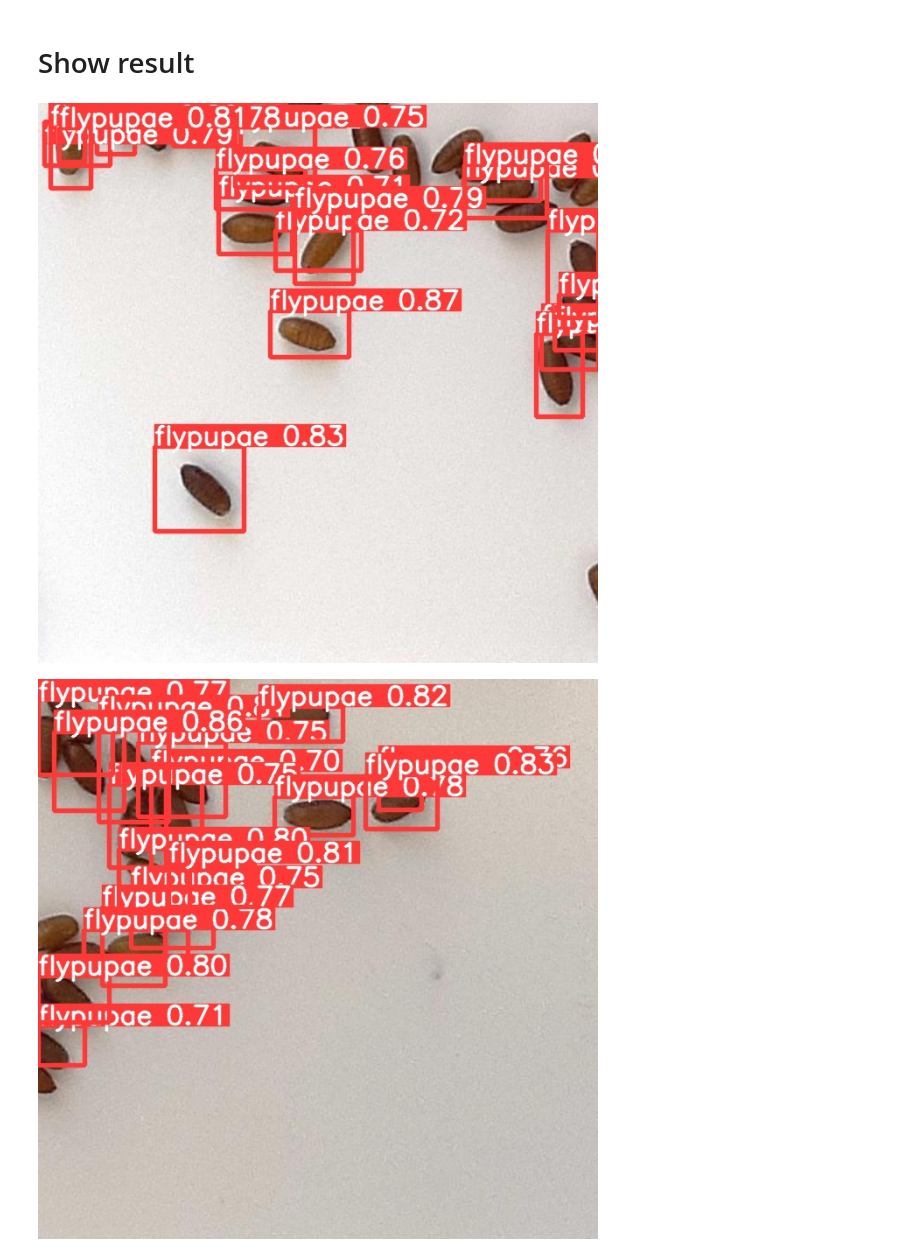
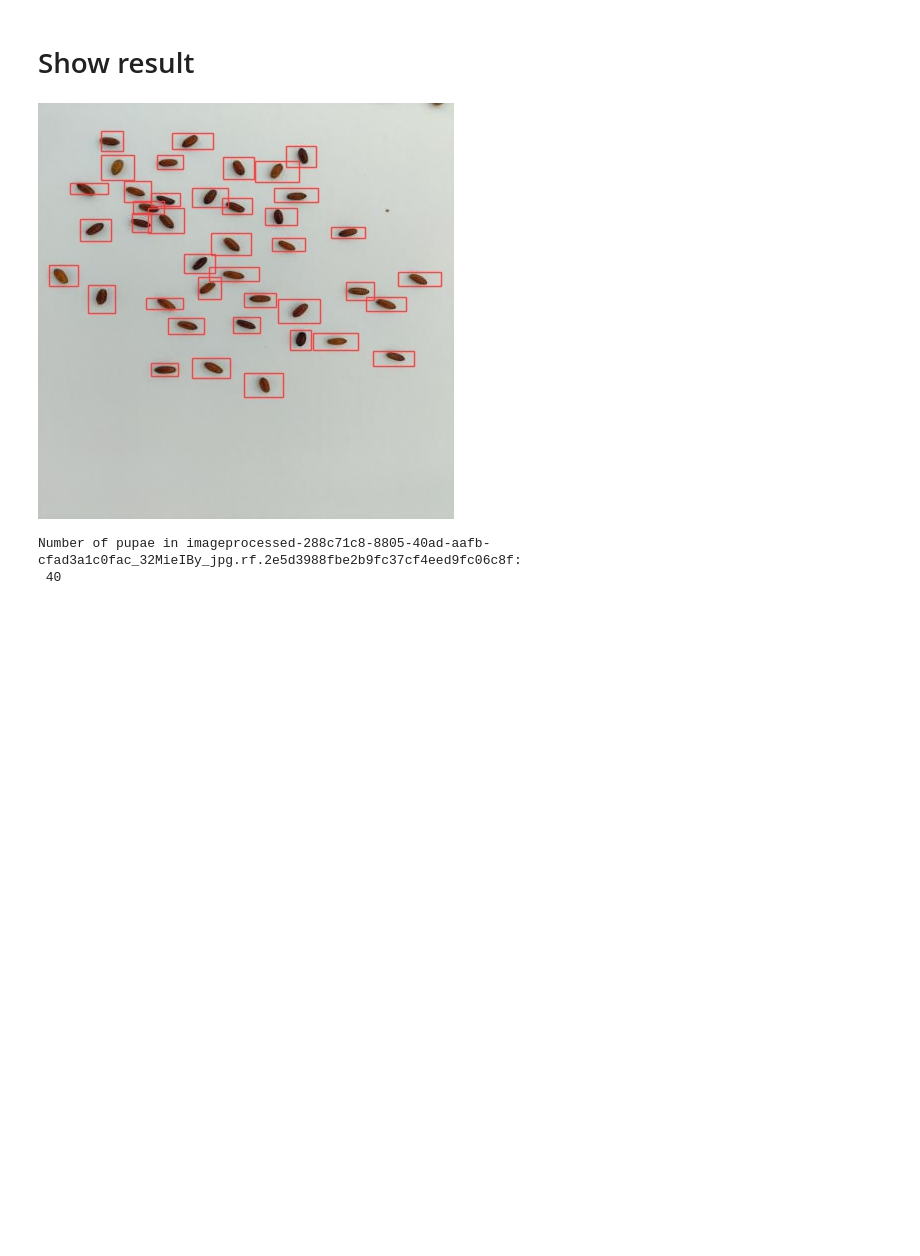
Before and after one commit to waitongsuen69/SARDI_pupae_counter, a Jupyter notebook: main.ipynb, the cells around one changed output. Drawn from its saved outputs; the diff is of its cells as text; code cells hidden in the pictures; blank space fills up the shorter version.

Commit message:
change in result
allow to show the number of the pupae

```diff
--- a/main.ipynb
+++ b/main.ipynb
@@ -45,12 +84,24 @@ Results saved to runs/detect/exp38
 # %% [markdown]
 # Show result
 # %%
+exp_version = 31
+
 import glob
+from pathlib import Path
+
 from IPython.display import Image, display
 
-for imageName in glob.glob('/Users/nardo/Desktop/2022_2/INTERN/SARDI_pupae_counter/yolov5/runs/detect/exp38/*.jpg'): #assuming JPG
+for imageName in glob.glob('/Users/nardo/Desktop/2022_2/INTERN/SARDI_pupae_counter/yolov5/runs/detect/exp'+str(exp_version)+'/*.jpg'): #assuming JPG
     display(Image(filename=imageName))
     print("\n")
+
+
+for txt in glob.glob('/Users/nardo/Desktop/2022_2/INTERN/SARDI_pupae_counter/yolov5/runs/detect/exp'+str(exp_version)+'/labels/*.txt'): #assuming TXT
+    Num = 0
+    fp = open(txt, "r")
+    Num = len(fp.readlines())
+    print("Number of pupae in image"+ Path(txt).stem +": \n", Num)
 # %% [output]
-[figure, old version]
+[figure, new version]
-[figure, removed]
+Number of pupae in imageprocessed-288c71c8-8805-40ad-aafb-cfad3a1c0fac_32MieIBy_jpg.rf.2e5d3988fbe2b9fc37cf4eed9fc06c8f:
+ 40
```
Also changed, not shown: parts of 9 cells of this notebook, 1 other file.
